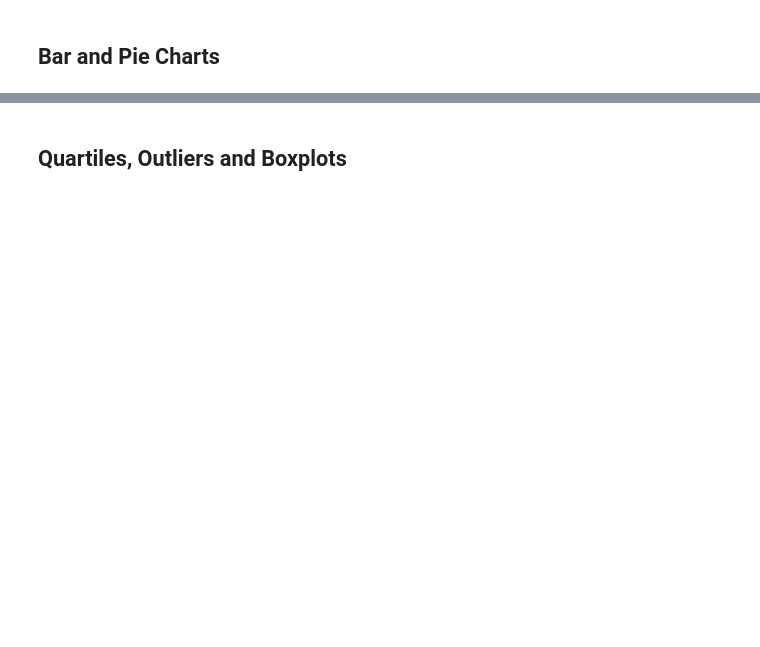
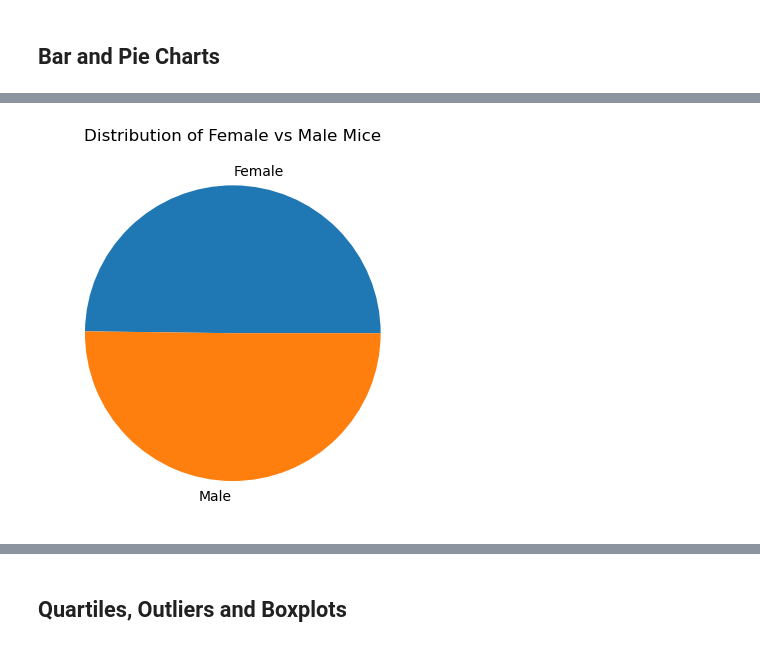
Before and after one commit to Yenorii/module-5-challenge, a Jupyter notebook: Pymaceuticals/pymaceuticals_starter.ipynb, the cells around one changed output, grey strips where cells are left out. Saved outputs shown, nothing was run; the diff lists cells and outputs as text; code cells hidden in the pictures; blank space fills up the shorter version.

```diff
--- a/Pymaceuticals/pymaceuticals_starter.ipynb
+++ b/Pymaceuticals/pymaceuticals_starter.ipynb
@@ -74,4 +133,11 @@ duplicated_timepoints = all_Timepoints.duplicated()
 # %%
 # Generate a pie plot showing the distribution of female versus male mice using Pandas
+sex_distribution = study_data_clean.groupby('Sex').size()
+sex_distribution.plot(kind='pie')
+plt.title('Distribution of Female vs Male Mice')
+
+plt.show()
+# %% [output]
+[figure, added]
 # %%
 # Generate a pie plot showing the distribution of female versus male mice using pyplot
```
Also changed, not shown: parts of 10 cells of this notebook.
